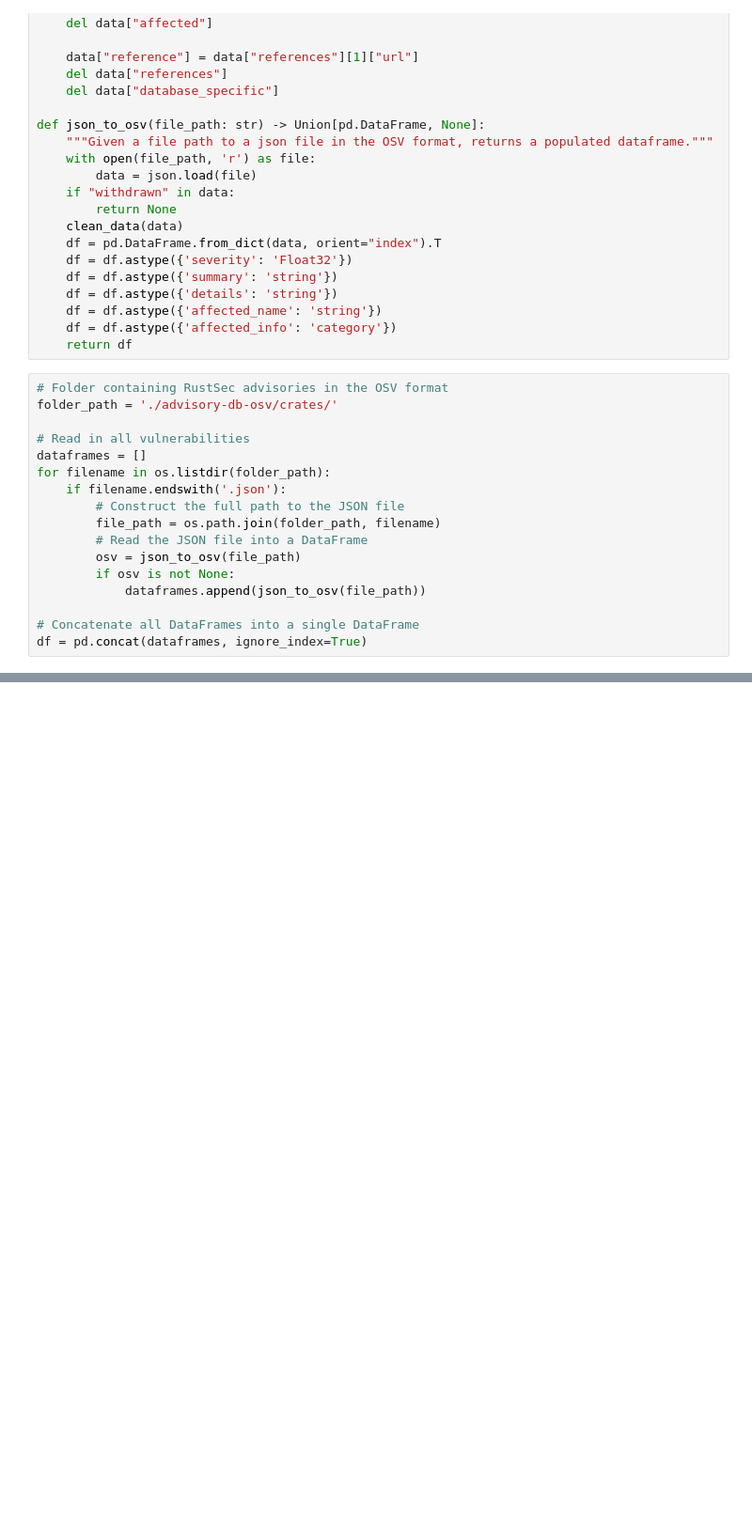
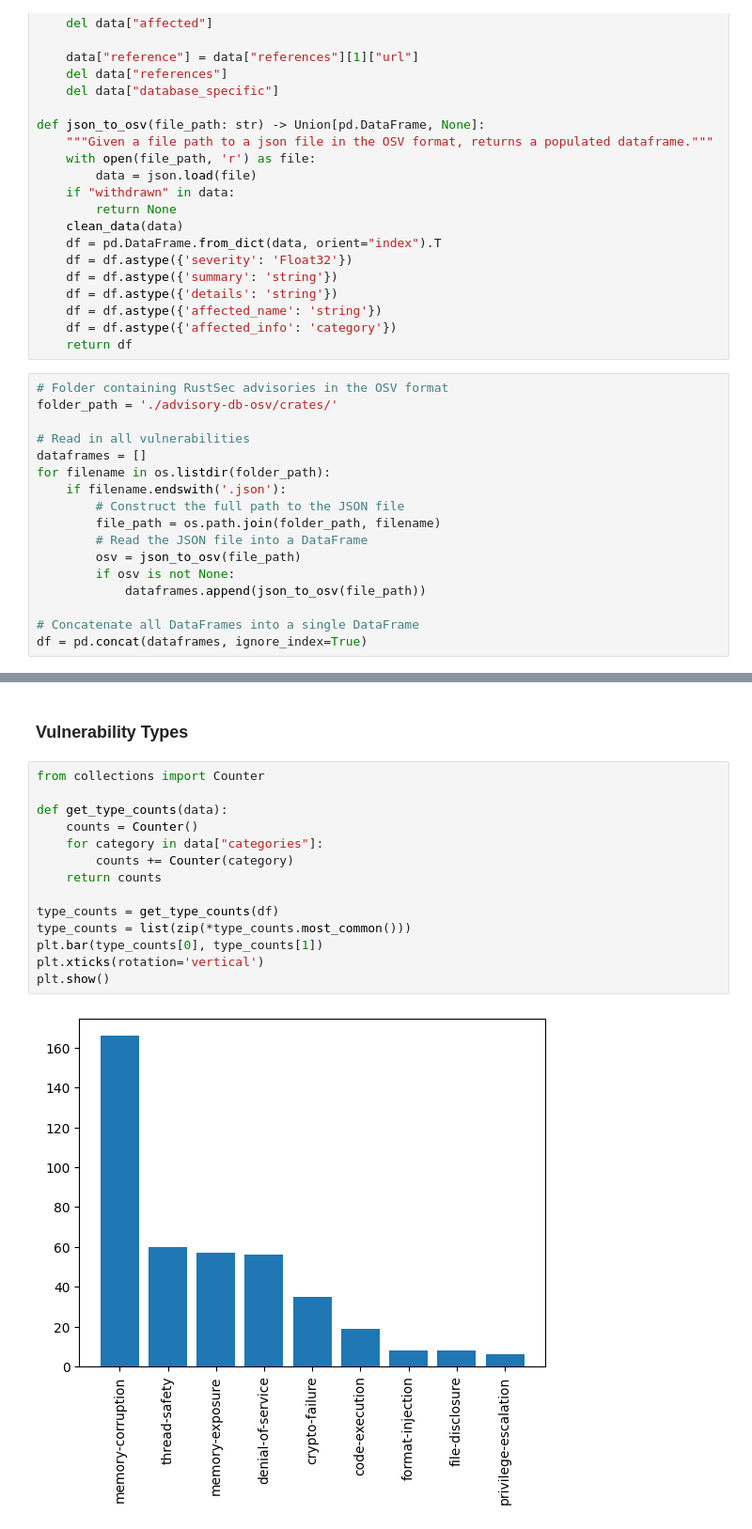
Before and after one commit to ratoru/cargo-ecosystem-lag, a Jupyter notebook: rustsec-analysis/analysis.ipynb, the cells around one changed output, grey strips where cells are left out. Shown: that part at 94% size. Drawn from its saved outputs; the diff is of its cells as text; blank space fills up the shorter version.

Commit message:
adds vulnerability types

```diff
--- a/rustsec-analysis/analysis.ipynb
+++ b/rustsec-analysis/analysis.ipynb
@@ -86,0 +102,18 @@ Number of vulnerabilities without score: 283, that's 0.52%.
+# %% [markdown]
+### Vulnerability Types
+# %%
+from collections import Counter
+
+def get_type_counts(data):
+    counts = Counter()
+    for category in data["categories"]:
+        counts += Counter(category)
+    return counts
+
+type_counts = get_type_counts(df)
+type_counts = list(zip(*type_counts.most_common()))
+plt.bar(type_counts[0], type_counts[1])
+plt.xticks(rotation='vertical')
+plt.show()
+# %% [output]
+[figure, added]
```
Also changed, not shown: parts of 7 cells of this notebook.
